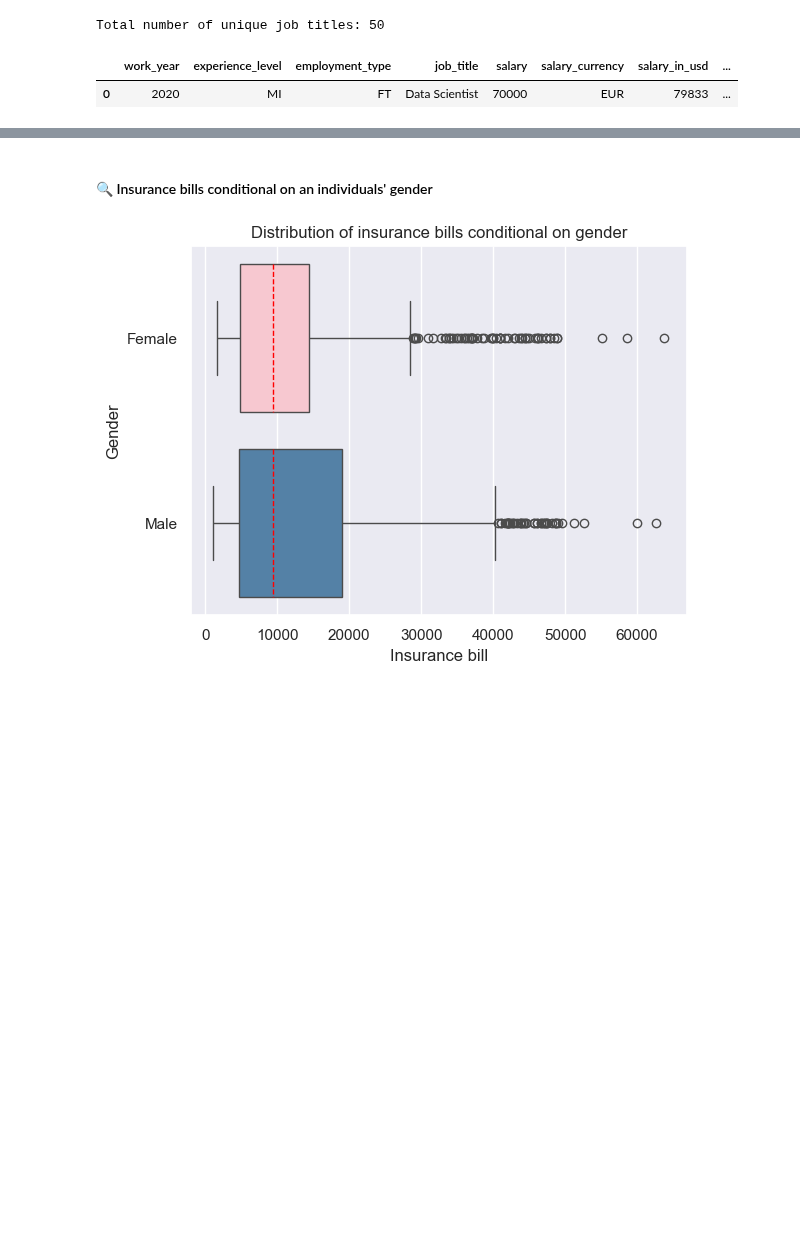
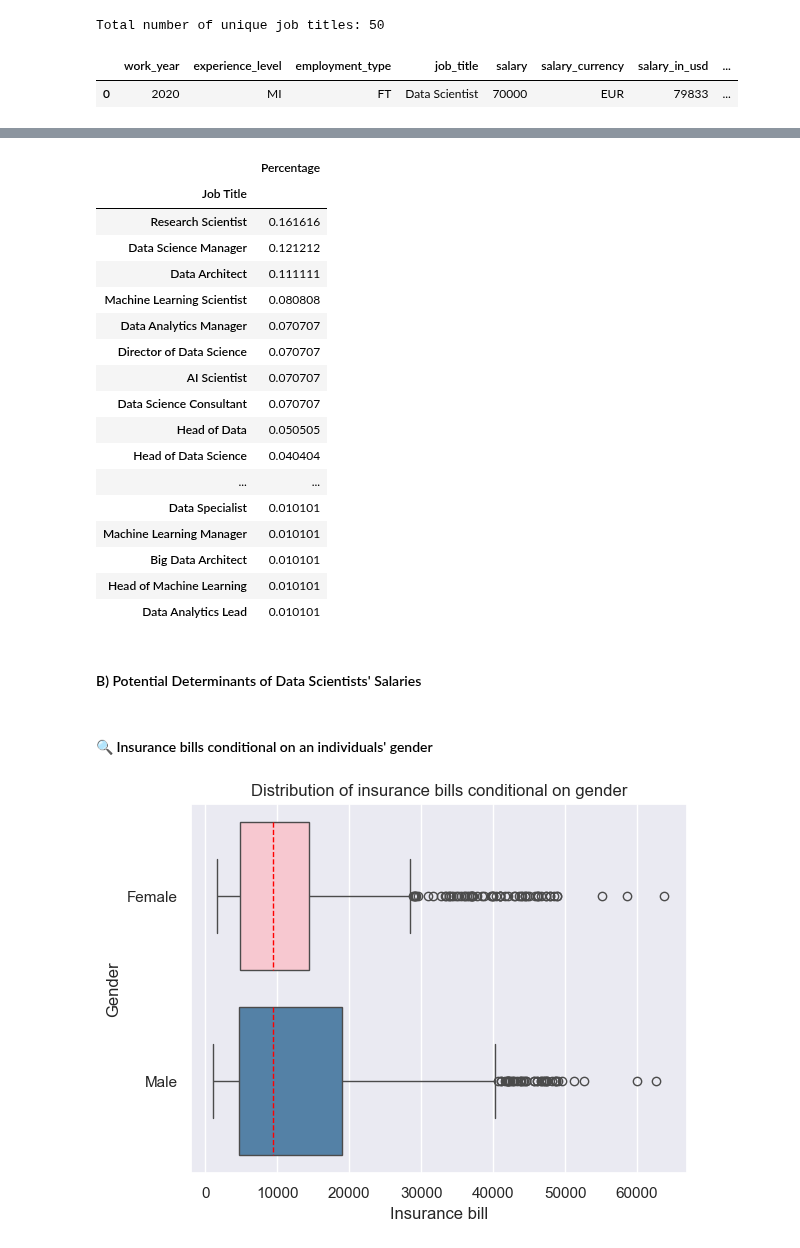
Before and after one commit to akramkhal/KaggleProjects, a Jupyter notebook: DataScieSalary/ds_salary.ipynb.ipynb, the cells around one changed output, grey strips where cells are left out. Cells and saved outputs as stored; diff of their text form; code cells hidden in the pictures; blank space fills up the shorter version.

```diff
--- a/DataScieSalary/ds_salary.ipynb.ipynb
+++ b/DataScieSalary/ds_salary.ipynb.ipynb
@@ -476,3 +605,30 @@ display(data_charge)
+# %%
+other_category = raw_data[raw_data['job_category'] == 'Other']['job_title'].value_counts(normalize=True)[:20].to_frame()
+other_category = other_category.rename_axis('Job Title', axis = 'index')
+other_category.columns = ['Percentage']
+display(other_category)
+# %% [output]
+|  | Percentage |
+| Job Title |  |
+| Research Scientist | 0.161616 |
+| Data Science Manager | 0.121212 |
+| Data Architect | 0.111111 |
+| Machine Learning Scientist | 0.080808 |
+| Data Analytics Manager | 0.070707 |
+| Director of Data Science | 0.070707 |
+| AI Scientist | 0.070707 |
+| Data Science Consultant | 0.070707 |
+| Head of Data | 0.050505 |
+| Head of Data Science | 0.040404 |
+| ... | ... |
+| Data Specialist | 0.010101 |
+| Machine Learning Manager | 0.010101 |
+| Big Data Architect | 0.010101 |
+| Head of Machine Learning | 0.010101 |
+| Data Analytics Lead | 0.010101 |
+# %% [markdown]
+<a id="chapter4b"></a>
+#### B) Potential Determinants of Data Scientists' Salaries
 # %% [markdown]
 <h4 style="margin-bottom: 0;"> 🔍 Insurance bills conditional on an individuals' gender </h4>
 # %%
```
Also changed, not shown: parts of 21 cells of this notebook, 1 other file.
